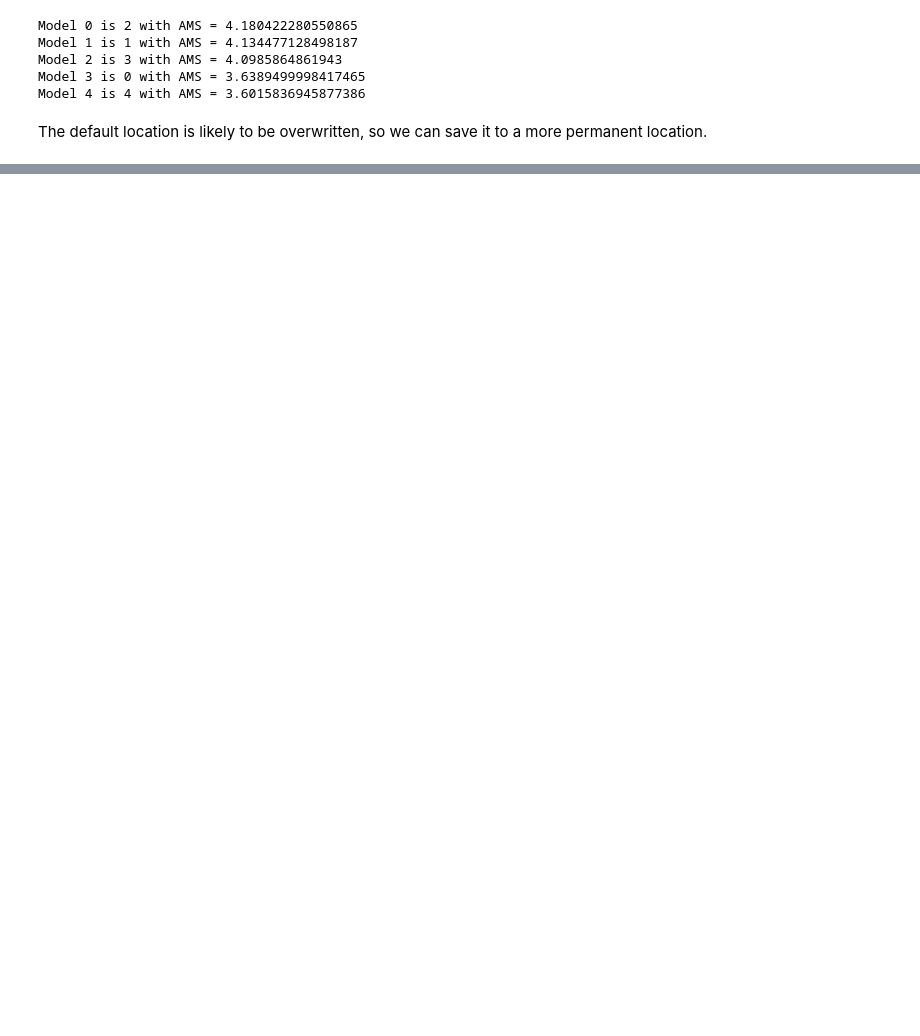
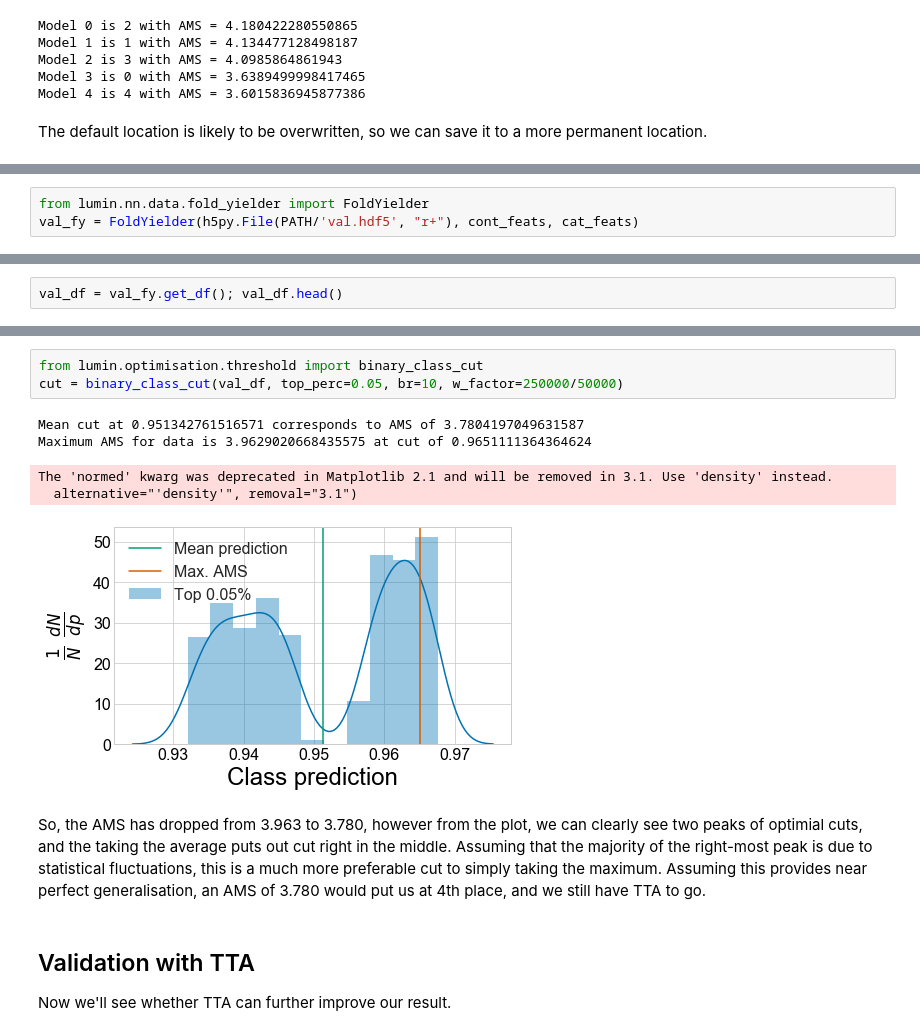
Before and after one commit to GilesStrong/lumin, a Jupyter notebook: examples/Single_Target_Classification.ipynb, the cells around one changed output, grey strips where cells are left out. Saved outputs shown, nothing was run; the diff lists cells and outputs as text; blank space fills up the shorter version.

```diff
--- a/examples/Single_Target_Classification.ipynb
+++ b/examples/Single_Target_Classification.ipynb
@@ -540,0 +483,3 @@ So, `t_1_pz` is still the most important feature, however other features have no
+# %%
+from lumin.nn.data.fold_yielder import FoldYielder
+val_fy = FoldYielder(h5py.File(PATH/'val.hdf5', "r+"), cont_feats, cat_feats)
@@ -540,0 +491,2 @@ So, `t_1_pz` is still the most important feature, however other features have no
+# %%
+val_df = val_fy.get_df(); val_df.head()
@@ -540,0 +511,14 @@ So, `t_1_pz` is still the most important feature, however other features have no
+# %%
+from lumin.optimisation.threshold import binary_class_cut
+cut = binary_class_cut(val_df, top_perc=0.05, br=10, w_factor=250000/50000)
+# %% [output]
+Mean cut at 0.951342761516571 corresponds to AMS of 3.7804197049631587
+Maximum AMS for data is 3.9629020668435575 at cut of 0.9651111364364624
+The 'normed' kwarg was deprecated in Matplotlib 2.1 and will be removed in 3.1. Use 'density' instead.
+  alternative="'density'", removal="3.1")
+[figure, added]
+# %% [markdown]
+So, the AMS has dropped from 3.963 to 3.780, however from the plot, we can clearly see two peaks of optimial cuts, and the taking the average puts out cut right in the middle. Assuming that the majority of the right-most peak is due to statistical fluctuations, this is a much more preferable cut to simply taking the maximum. Assuming this provides near perfect generalisation, an AMS of 3.780 would put us at 4th place, and we still have TTA to go.
+# %% [markdown]
+## Validation with TTA
+Now we'll see whether TTA can further improve our result.
```
Also changed, not shown: parts of 62 cells of this notebook, 7 other files.
